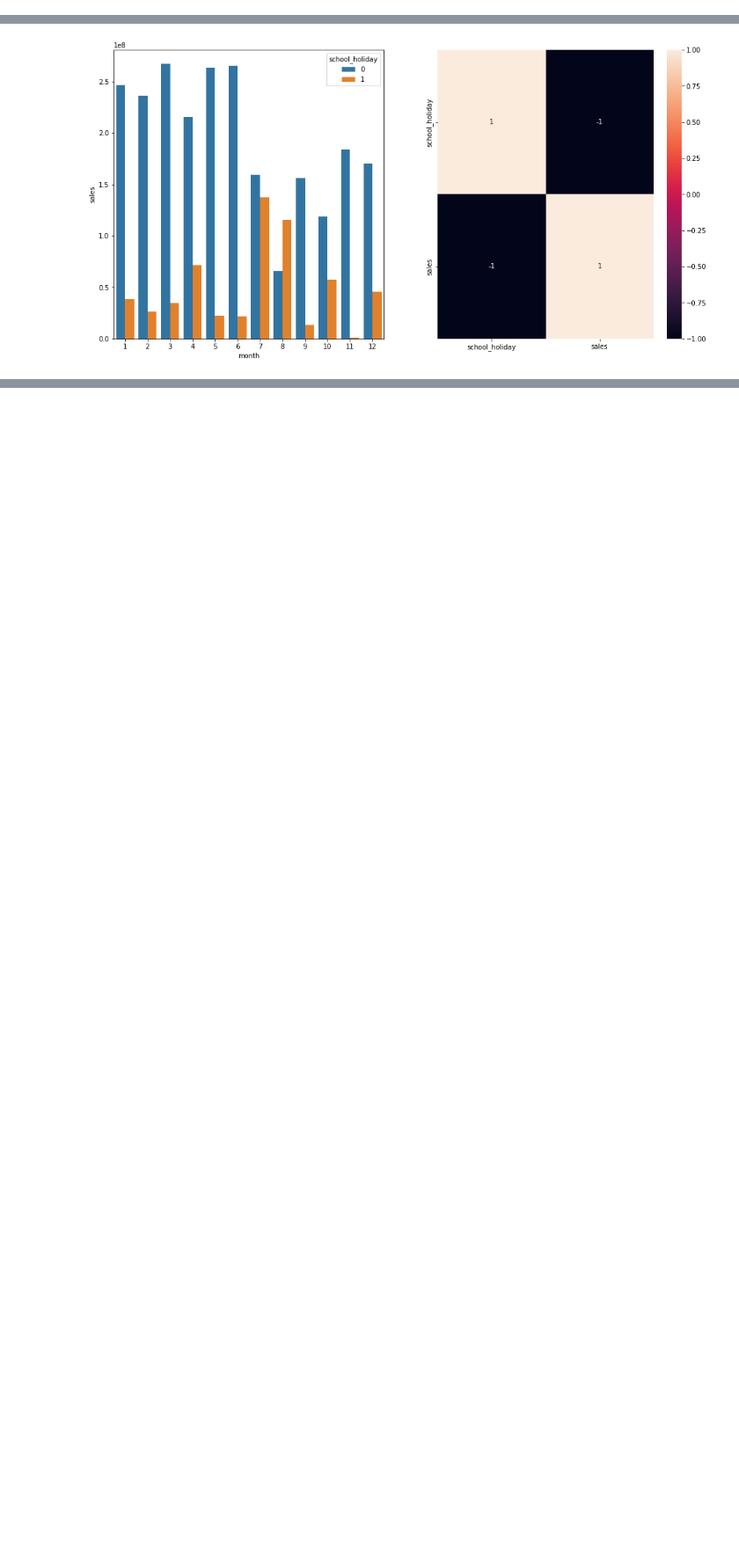
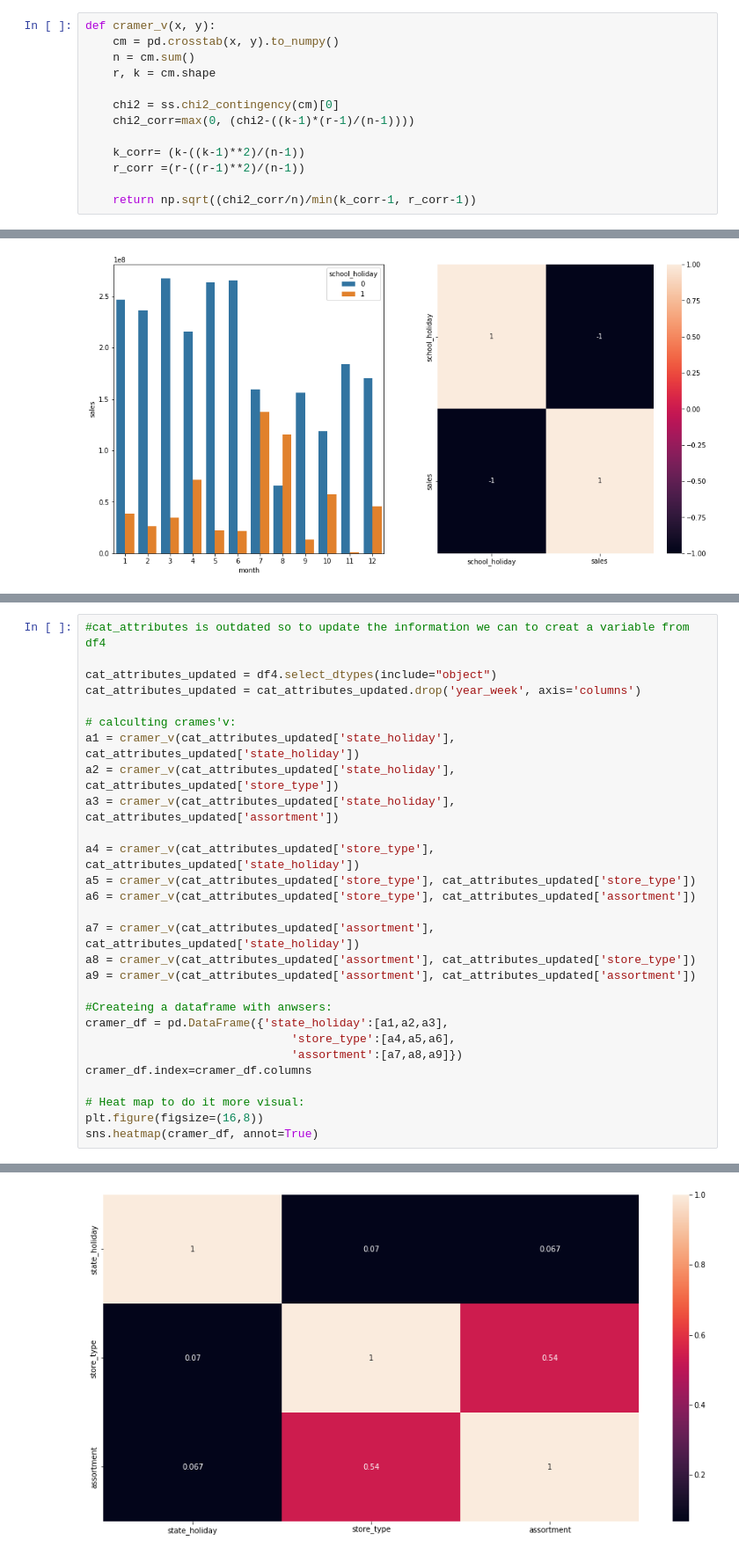
Before and after one commit to vivianebuge/ds-em-producao, a Jupyter notebook: m04_v01_store_sales_prediction.ipynb, the cells around one changed output, grey strips where cells are left out. Shown at 88% size. Cells and saved outputs as stored; diff of their text form; blank space fills up the shorter version.

```diff
--- a/m04_v01_store_sales_prediction.ipynb
+++ b/m04_v01_store_sales_prediction.ipynb
@@ -13,5 +18,18 @@ import datetime
 # %% [markdown]
 ## 0.1. Helper Functions
+# %%
+def cramer_v(x, y):
+    cm = pd.crosstab(x, y).to_numpy()
+    n = cm.sum()
+    r, k = cm.shape
+
+    chi2 = ss.chi2_contingency(cm)[0]
+    chi2_corr=max(0, (chi2-((k-1)*(r-1)/(n-1))))
+
+    k_corr= (k-((k-1)**2)/(n-1))
+    r_corr =(r-((r-1)**2)/(n-1))
+
+    return np.sqrt((chi2_corr/n)/min(k_corr-1, r_corr-1))
 # %% [markdown]
 ## 0.2. Loading data
 # %%
@@ -728,0 +782,29 @@ sns.heatmap(aux2.corr(method='pearson'), annot=True);
+# %%
+#cat_attributes is outdated so to update the information we can to creat a variable from df4
+
+cat_attributes_updated = df4.select_dtypes(include="object")
+cat_attributes_updated = cat_attributes_updated.drop('year_week', axis='columns')
+
+# calculting crames'v:
+a1 = cramer_v(cat_attributes_updated['state_holiday'], cat_attributes_updated['state_holiday'])
+a2 = cramer_v(cat_attributes_updated['state_holiday'], cat_attributes_updated['store_type'])
+a3 = cramer_v(cat_attributes_updated['state_holiday'], cat_attributes_updated['assortment'])
+
+a4 = cramer_v(cat_attributes_updated['store_type'], cat_attributes_updated['state_holiday'])
+a5 = cramer_v(cat_attributes_updated['store_type'], cat_attributes_updated['store_type'])
+a6 = cramer_v(cat_attributes_updated['store_type'], cat_attributes_updated['assortment'])
+
+a7 = cramer_v(cat_attributes_updated['assortment'], cat_attributes_updated['state_holiday'])
+a8 = cramer_v(cat_attributes_updated['assortment'], cat_attributes_updated['store_type'])
+a9 = cramer_v(cat_attributes_updated['assortment'], cat_attributes_updated['assortment'])
+
+#Createing a dataframe with anwsers:
+cramer_df = pd.DataFrame({'state_holiday':[a1,a2,a3],
+                              'store_type':[a4,a5,a6],
+                              'assortment':[a7,a8,a9]})
+cramer_df.index=cramer_df.columns
+
+# Heat map to do it more visual:
+plt.figure(figsize=(16,8))
+sns.heatmap(cramer_df, annot=True)
+# %% [output]
@@ -728,0 +812 @@ sns.heatmap(aux2.corr(method='pearson'), annot=True);
+[figure, added]
```
Also changed, not shown: parts of 13 cells of this notebook.
